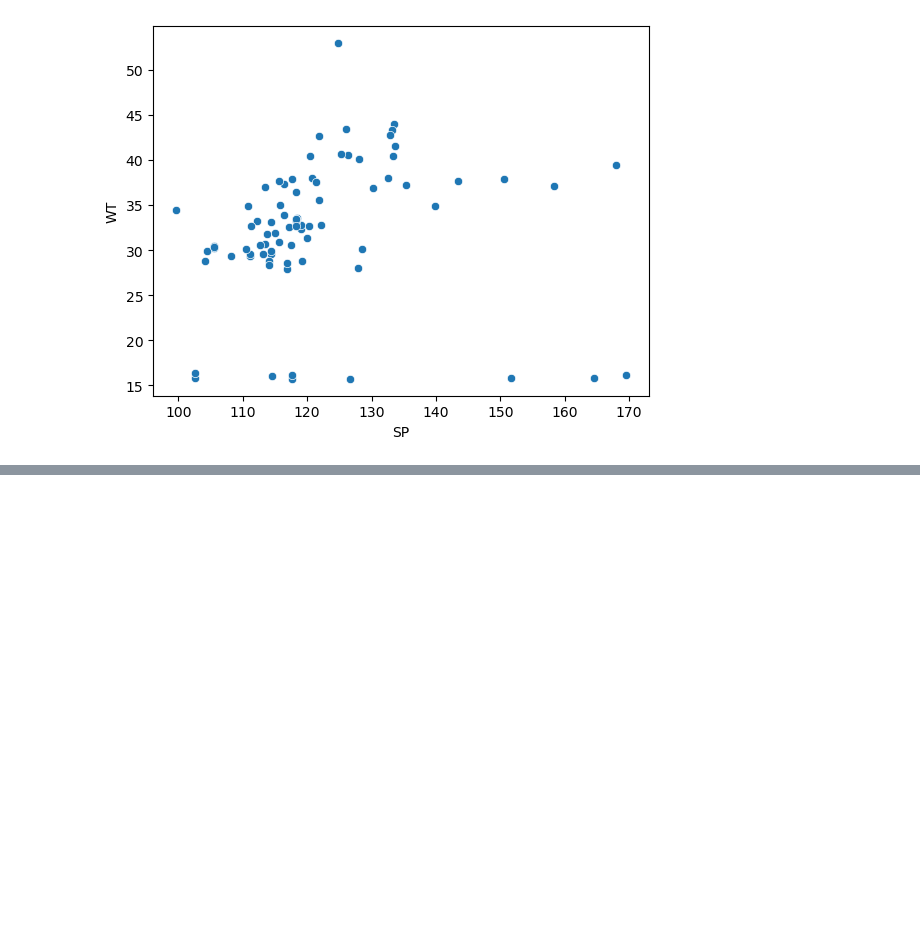
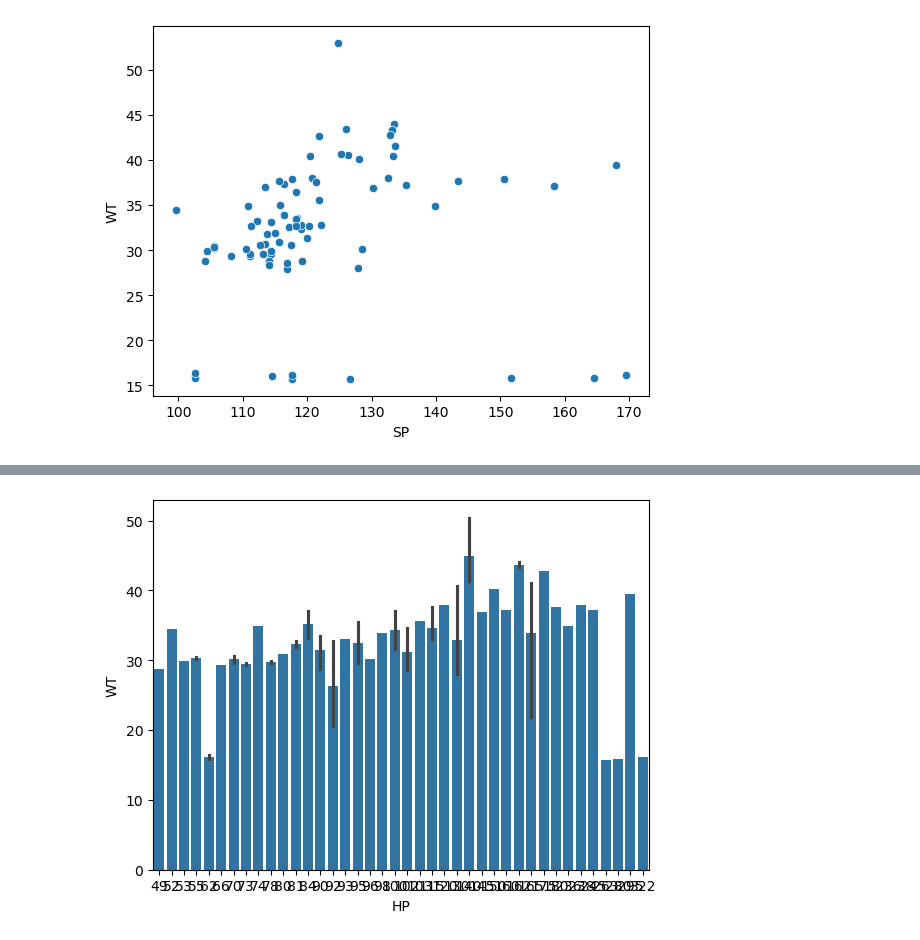
Before and after one commit to rajeshkuncham-code/python, a Jupyter notebook: day19.ipynb, the cells around one changed output, grey strips where cells are left out. Saved outputs shown, nothing was run; the diff lists cells and outputs as text; code cells hidden in the pictures; blank space fills up the shorter version.

```diff
--- a/day19.ipynb
+++ b/day19.ipynb
@@ -129,0 +139,5 @@ plt.show()
+# %%
+sns.barplot(x=cars['HP'],y= cars['WT'])
+plt.show()
+# %% [output]
+[figure, added]
```
Also changed, not shown: parts of 10 cells of this notebook.
